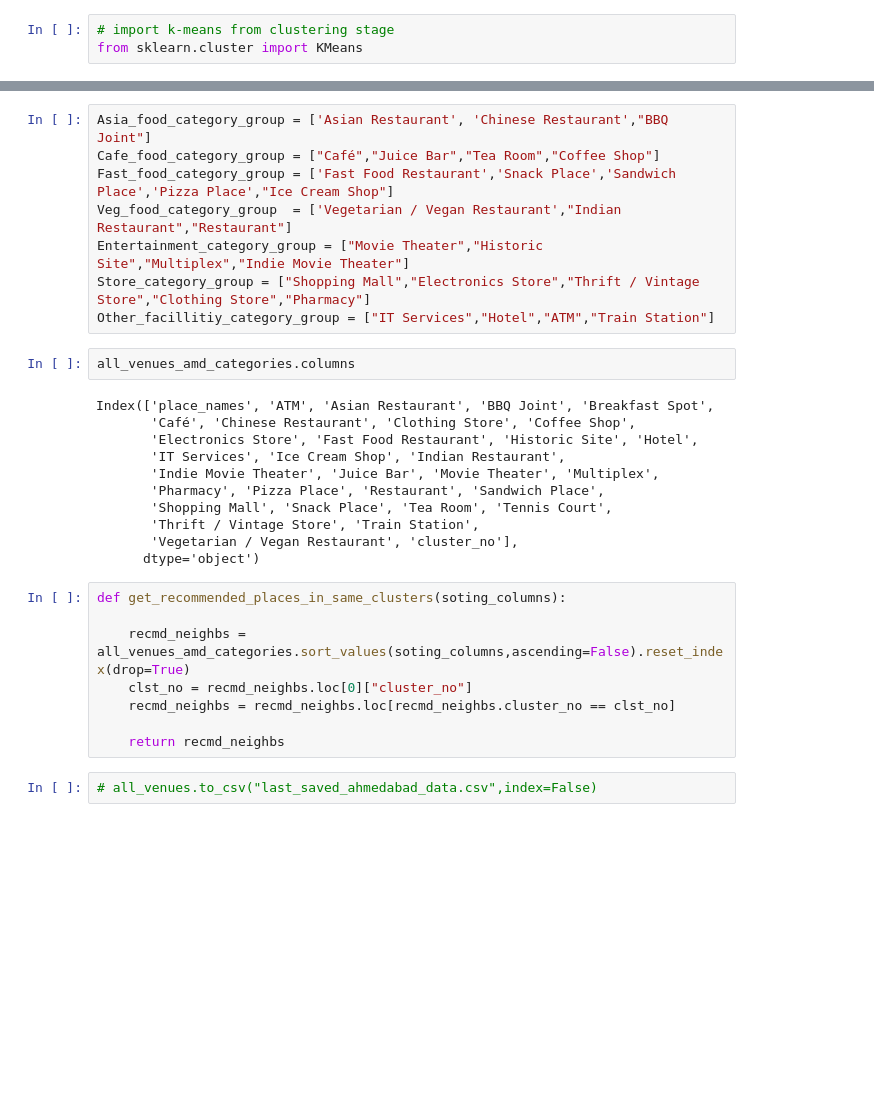
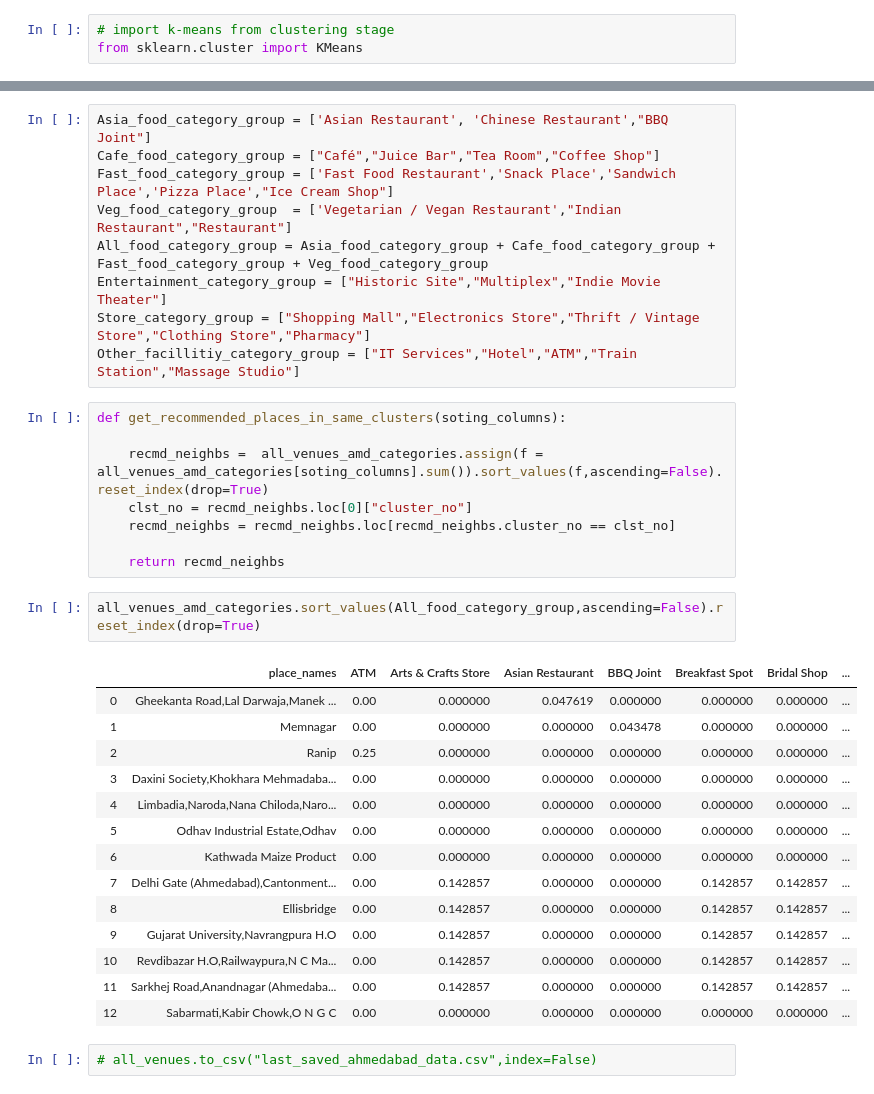
Before and after one commit to EagleDangar/IBM-Capstone-Project, a Jupyter notebook: Coursera Final Capstone Project.ipynb, the cells around one changed output, grey strips where cells are left out. Saved outputs shown, nothing was run; the diff lists cells and outputs as text; blank space fills up the shorter version.

```diff
--- a/Coursera Final Capstone Project.ipynb
+++ b/Coursera Final Capstone Project.ipynb
@@ -342,30 +369,35 @@ Asia_food_category_group = ['Asian Restaurant', 'Chinese Restaurant',"BBQ Joint"
 Cafe_food_category_group = ["Café","Juice Bar","Tea Room","Coffee Shop"]
 Fast_food_category_group = ['Fast Food Restaurant','Snack Place','Sandwich Place','Pizza Place',"Ice Cream Shop"]
 Veg_food_category_group  = ['Vegetarian / Vegan Restaurant',"Indian Restaurant","Restaurant"]
-Entertainment_category_group = ["Movie Theater","Historic Site","Multiplex","Indie Movie Theater"]
+All_food_category_group = Asia_food_category_group + Cafe_food_category_group + Fast_food_category_group + Veg_food_category_group
+Entertainment_category_group = ["Historic Site","Multiplex","Indie Movie Theater"]
 Store_category_group = ["Shopping Mall","Electronics Store","Thrift / Vintage Store","Clothing Store","Pharmacy"]
-Other_facillitiy_category_group = ["IT Services","Hotel","ATM","Train Station"]
+Other_facillitiy_category_group = ["IT Services","Hotel","ATM","Train Station","Massage Studio"]
-# %%
-all_venues_amd_categories.columns
-# %% [output]
-Index(['place_names', 'ATM', 'Asian Restaurant', 'BBQ Joint', 'Breakfast Spot',
-       'Café', 'Chinese Restaurant', 'Clothing Store', 'Coffee Shop',
-       'Electronics Store', 'Fast Food Restaurant', 'Historic Site', 'Hotel',
-       'IT Services', 'Ice Cream Shop', 'Indian Restaurant',
-       'Indie Movie Theater', 'Juice Bar', 'Movie Theater', 'Multiplex',
-       'Pharmacy', 'Pizza Place', 'Restaurant', 'Sandwich Place',
-       'Shopping Mall', 'Snack Place', 'Tea Room', 'Tennis Court',
-       'Thrift / Vintage Store', 'Train Station',
-       'Vegetarian / Vegan Restaurant', 'cluster_no'],
-      dtype='object')
 # %%
 def get_recommended_places_in_same_clusters(soting_columns):
 
-    recmd_neighbs =  all_venues_amd_categories.sort_values(soting_columns,ascending=False).reset_index(drop=True)
+    recmd_neighbs =  all_venues_amd_categories.assign(f = all_venues_amd_categories[soting_columns].sum()).sort_values(f,ascending=False).reset_index(drop=True)
     clst_no = recmd_neighbs.loc[0]["cluster_no"]
     recmd_neighbs = recmd_neighbs.loc[recmd_neighbs.cluster_no == clst_no]
 
     return recmd_neighbs
+# %%
+all_venues_amd_categories.sort_values(All_food_category_group,ascending=False).reset_index(drop=True)
+# %% [output]
+|  | place_names | ATM | Arts & Crafts Store | Asian Restaurant | BBQ Joint | Breakfast Spot | Bridal Shop | ... |
+| 0 | Gheekanta Road,Lal Darwaja,Manek ... | 0.00 | 0.000000 | 0.047619 | 0.000000 | 0.000000 | 0.000000 | ... |
+| 1 | Memnagar | 0.00 | 0.000000 | 0.000000 | 0.043478 | 0.000000 | 0.000000 | ... |
+| 2 | Ranip | 0.25 | 0.000000 | 0.000000 | 0.000000 | 0.000000 | 0.000000 | ... |
+| 3 | Daxini Society,Khokhara Mehmadaba... | 0.00 | 0.000000 | 0.000000 | 0.000000 | 0.000000 | 0.000000 | ... |
+| 4 | Limbadia,Naroda,Nana Chiloda,Naro... | 0.00 | 0.000000 | 0.000000 | 0.000000 | 0.000000 | 0.000000 | ... |
+| 5 | Odhav Industrial Estate,Odhav | 0.00 | 0.000000 | 0.000000 | 0.000000 | 0.000000 | 0.000000 | ... |
+| 6 | Kathwada Maize Product | 0.00 | 0.000000 | 0.000000 | 0.000000 | 0.000000 | 0.000000 | ... |
+| 7 | Delhi Gate (Ahmedabad),Cantonment... | 0.00 | 0.142857 | 0.000000 | 0.000000 | 0.142857 | 0.142857 | ... |
+| 8 | Ellisbridge | 0.00 | 0.142857 | 0.000000 | 0.000000 | 0.142857 | 0.142857 | ... |
+| 9 | Gujarat University,Navrangpura H.O | 0.00 | 0.142857 | 0.000000 | 0.000000 | 0.142857 | 0.142857 | ... |
+| 10 | Revdibazar H.O,Railwaypura,N C Ma... | 0.00 | 0.142857 | 0.000000 | 0.000000 | 0.142857 | 0.142857 | ... |
+| 11 | Sarkhej Road,Anandnagar (Ahmedaba... | 0.00 | 0.142857 | 0.000000 | 0.000000 | 0.142857 | 0.142857 | ... |
+| 12 | Sabarmati,Kabir Chowk,O N G C | 0.00 | 0.000000 | 0.000000 | 0.000000 | 0.000000 | 0.000000 | ... |
 # %%
 # all_venues.to_csv("last_saved_ahmedabad_data.csv",index=False)
 # %%
```
Also changed, not shown: parts of 7 cells of this notebook.
